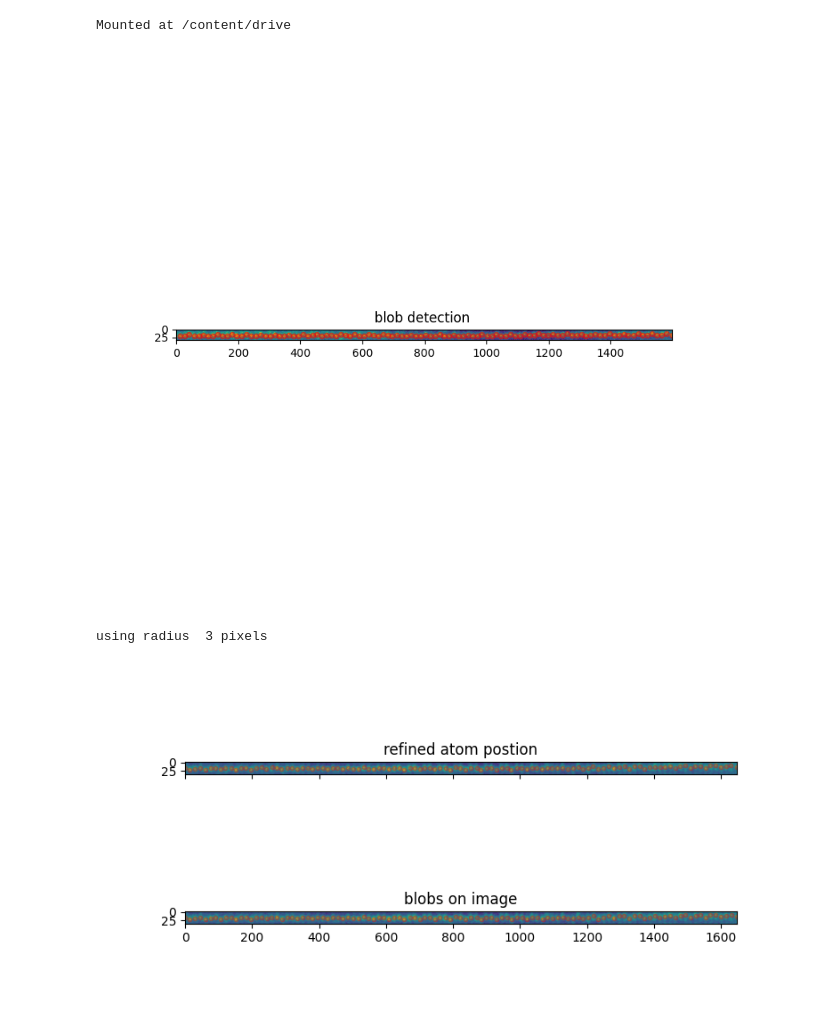
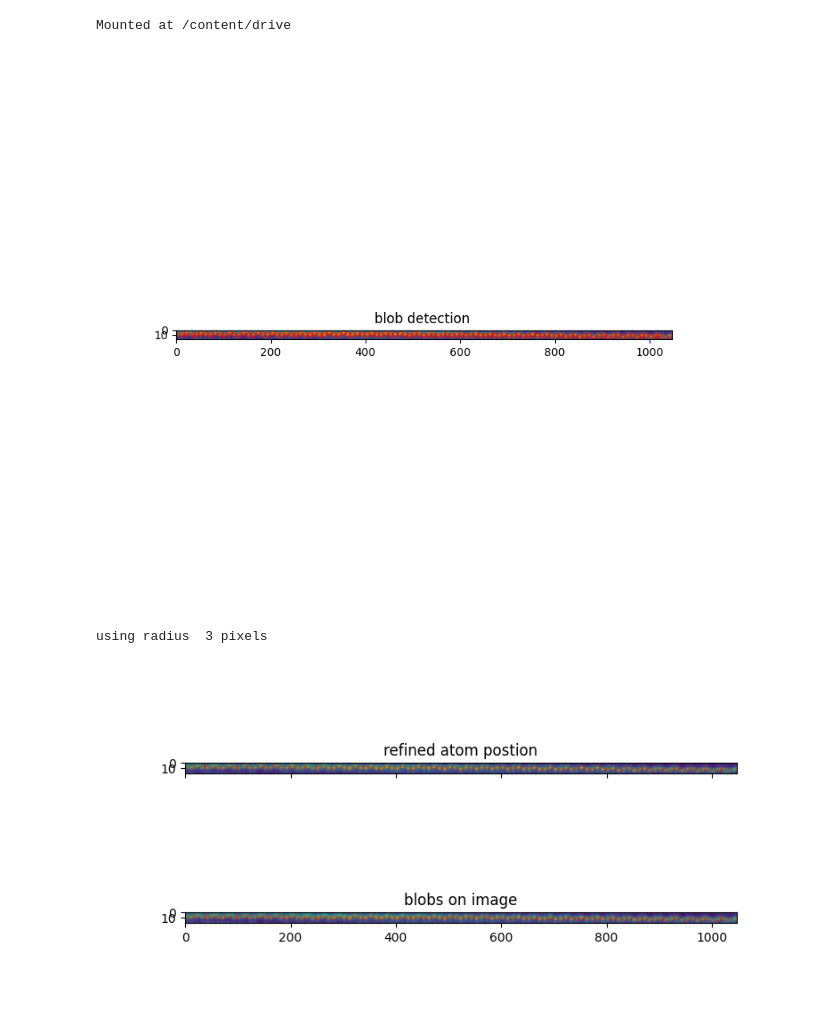
Before and after one commit to jiananwu72/LuFeO3Detect, a Jupyter notebook: LuFeO3/LFOWindowing.ipynb, the cells around one changed output. Drawn from its saved outputs; the diff is of its cells as text; code cells hidden in the pictures.

```diff
--- a/LuFeO3/LFOWindowing.ipynb
+++ b/LuFeO3/LFOWindowing.ipynb
@@ -26,25 +26,27 @@ Mounted at /content/drive
 # %%
 import skimage
 import hyperspy.api as hs
 
-threshold = 0.3 #usally between 0.01 and 0.9  the smaller the more atoms
-atom_size = 0.08 #in nm
-min_atom_size = 0.05 #in nm
-s = hs.load('/content/drive/MyDrive/Data/LFO/HAADF_01.dm3')
-s_cropped = s.isig[350:-100, 295:330]
+threshold = 3e-7 #usally between 0.01 and 0.9  the smaller the more atoms
+atom_size = 0.07 #in nm
+min_atom_size = 0.02 #in nm
+s = hs.load('/content/drive/MyDrive/Data/LFO/ITO LuFeO3_0029.dm3')
+s_cropped = s.isig[500:-500, 725:745]
 
 image = s_cropped
 
+fig1, ax = plt.subplots(1, 1,figsize=(8,7), sharex=True, sharey=True)
+plt.title("blob detection ")
+plt.imshow(image, interpolation='nearest', vmax=np.median(np.array(image))+3*np.std(np.array(image)))
+
+# coordinates = skimage.feature.peak_local_max(image.data, min_distance=3)
+# plt.scatter(coordinates[:, 1], coordinates[:, 0], c='r', s=20, alpha = .5);
+
 scale_x =image.axes_manager['x'].scale
 blobs = skimage.feature.blob_log(image, min_sigma = min_atom_size/scale_x, max_sigma=atom_size/scale_x, threshold=threshold)
-
-fig1, ax = plt.subplots(1, 1,figsize=(8,7), sharex=True, sharey=True)
-plt.title("blob detection ")
-
-plt.imshow(image, interpolation='nearest', vmax=np.median(np.array(image))+3*np.std(np.array(image)))
 plt.scatter(blobs[:, 1], blobs[:, 0], c='r', s=20, alpha = .5);
 # %% [output]
-[figure, old version]
+[figure, new version]
 # %%
 import pyTEMlib.atom_tools
 atom_radius = 3
@@ -62,7 +64,7 @@ ax[1].imshow(image.T)
 ax[1].scatter(blobs[:, 1], blobs[:, 0], c='r', s=10, alpha = .3);
 ax[1].set_title('blobs on image');
 # %% [output]
-[figure, old version]
+[figure, new version]
 # %%
 atoms = refined_atoms[refined_atoms[:, 1].argsort()]
 # atoms = atoms[:-1] #temporary fix
```
Also changed, not shown: parts of 3 cells of this notebook.
